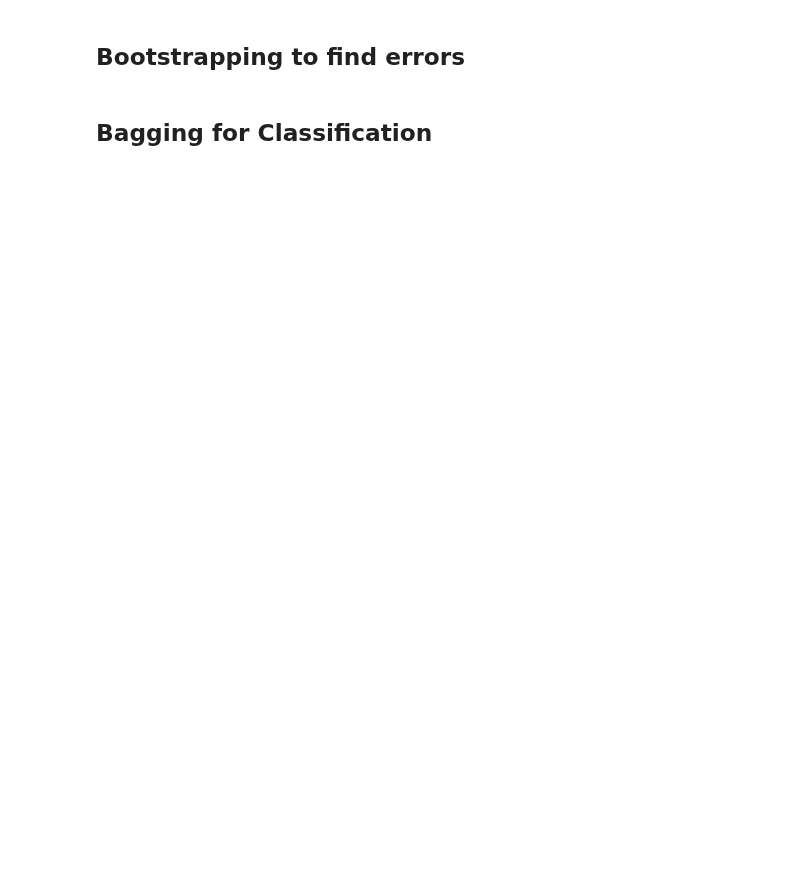
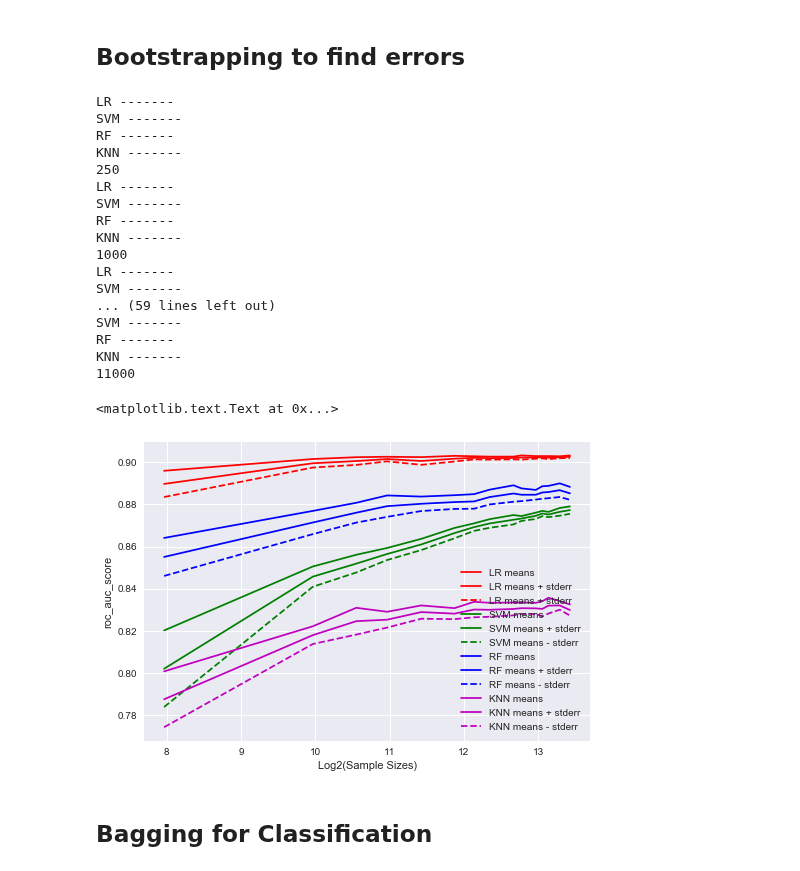
Before and after one commit to harishpuvvada/LoanDefault-Prediction, a Jupyter notebook: Loan_Default_Prediction_Final.ipynb, the cells around one changed output. Drawn from its saved outputs; the diff is of its cells as text; code cells hidden in the pictures; blank space fills up the shorter version.

Commit message:
Bootstrapping done

```diff
--- a/Loan_Default_Prediction_Final.ipynb
+++ b/Loan_Default_Prediction_Final.ipynb
@@ -482,50 +441,95 @@ KNN accuracy is  0.753246753247
 # %% [markdown]
 ## Bootstrapping to find errors
 # %%
-def modBootstrapper(train, test, nruns, sampsize, lr, c):
+def modBootstrapper(train, test, nruns, sampsize, model, c):
     target = 'loan_status'
     aucs_boot = []
     for i in range(nruns):
         train_samp = train.iloc[np.random.randint(0, len(train), size = sampsize)] #selecting random indexes for KFold
-        if (lr == 1):
+        if (model == "LR"):
             lr_i = linear_model.LogisticRegression(C = 1e30)
-            lr_i.fit(train_samp.drop(target,1), train_samp[target]) #Linear regression fitting and predicting if lr==1
+            lr_i.fit(train_samp.drop(target,1), train_samp[target]) #Logistic regression
             p = lr_i.predict_proba(test.drop(target,1))[:,1]
-        else:
-            svm_i = svm.SVC(kernel='rbf', C = c) #hardcoding the value since it is negative power error.
+        elif (model == "SVM"):
+            svm_i = svm.SVC(kernel='rbf', C = c)
             svm_i.fit(train_samp.drop(target,1), train_samp[target])#SVM fitting and predicting if lr==0
             p = svm_i.decision_function(test.drop(target,1))
+        elif (model == "RF"):
+            RF_i = RandomForestClassifier(bootstrap=True,criterion = "gini")
+            RF_i.fit(train_samp.drop(target,1), train_samp[target])
+            p = RF_i.predict_proba(X_test)[:,1]
+        elif (model == "KNN"):
+            knn_i = KNeighborsClassifier(n_neighbors= 30) #taking the the best from the above cell and using it to find predictions
+            knn_i.fit(train_samp.drop(target,1), train_samp[target])
+            p = knn_i.predict_proba(X_test)[:,1]
 
         aucs_boot.append(metrics.roc_auc_score(test[target], p)) #calculating auc scores for each bag in bootstrapping
 
     return [np.mean(aucs_boot), np.sqrt(np.var(aucs_boot))] #mean, standard error = square root of variance
 # %%
-SampleSizes = [250, 1000,1500, 2000,2500,3000,3750,4500,4750] #various samples of dataset , 100000, 125000, 136000
+SampleSizes = [250,1000,1500,2000,2750,3750,4500,5200,6500,7000,8000,8500,9000,10000,11000] #various samples of Dataset
 
 LR_means = []
 Lr_stderr = []
 svm_means = []
 svm_stderr = []
+RF_means = []
+RF_stderr = []
+KNN_means = []
+KNN_stderr = []
 for n in SampleSizes:
-    mean, err = modBootstrapper(bs_train, bs_test, 20, n, 1, 0.1)# collecting means and stderrs for LR model
-    print(n)
+    mean, err = modBootstrapper(bs_train, bs_test, 20, n, "LR", 0.1)# collecting means and stderrs for LR model
     LR_means.append(mean)
     Lr_stderr.append(err)
-    mean2, err2 = modBootstrapper(bs_train, bs_test, 20, n, 0, 0.1)# collecting means and stderrs for SVM model
+    mean2, err2 = modBootstrapper(bs_train, bs_test, 20, n,"SVM", 0.1)# collecting means and stderrs for SVM model
     svm_means.append(mean2)
     svm_stderr.append(err2)
+    mean3, err3 = modBootstrapper(bs_train, bs_test, 20, n,"RF", 0.1)# collecting means and stderrs for SVM model
+    RF_means.append(mean3)
+    RF_stderr.append(err3)
+    mean4, err4 = modBootstrapper(bs_train, bs_test, 20, n,"KNN", 0.1)# collecting means and stderrs for SVM model
+    KNN_means.append(mean4)
+    KNN_stderr.append(err4)
 
 plt.plot(np.log2(SampleSizes), LR_means, 'r', label = 'LR means')
 plt.plot(np.log2(SampleSizes), LR_means + np.array(Lr_stderr), 'r+-' , label = 'LR means + stderr')
 plt.plot(np.log2(SampleSizes), LR_means - np.array(Lr_stderr), 'r--',  label = 'LR means + stderr')
 
 plt.plot(np.log2(SampleSizes), svm_means, 'g', label = 'SVM means')
 plt.plot(np.log2(SampleSizes), svm_means + np.array(svm_stderr), 'g+-', label = 'SVM means + stderr')
 plt.plot(np.log2(SampleSizes), svm_means - np.array(svm_stderr), 'g--', label = 'SVM means - stderr')
 
+plt.plot(np.log2(SampleSizes), RF_means, 'b', label = 'RF means')
+plt.plot(np.log2(SampleSizes), RF_means + np.array(RF_stderr), 'b+-', label = 'RF means + stderr')
+plt.plot(np.log2(SampleSizes), RF_means - np.array(RF_stderr), 'b--', label = 'RF means - stderr')
+
+plt.plot(np.log2(SampleSizes), KNN_means, 'm', label = 'KNN means')
+plt.plot(np.log2(SampleSizes), KNN_means + np.array(KNN_stderr), 'm+-', label = 'KNN means + stderr')
+plt.plot(np.log2(SampleSizes), KNN_means - np.array(KNN_stderr), 'm--', label = 'KNN means - stderr')
+
 plt.legend(loc = 'lower right')
 plt.xlabel('Log2(Sample Sizes)')
 plt.ylabel('roc_auc_score')
+# %% [output]
+LR -------
+SVM -------
+RF -------
+KNN -------
+250
+LR -------
+SVM -------
+RF -------
+KNN -------
+1000
+LR -------
+SVM -------
+... (59 lines left out)
+SVM -------
+RF -------
+KNN -------
+11000
+<matplotlib.text.Text at 0x...>
+[figure, added]
 # %% [markdown]
 ## Bagging for Classification
 # %%
```
Also changed, not shown: parts of 34 cells of this notebook.
